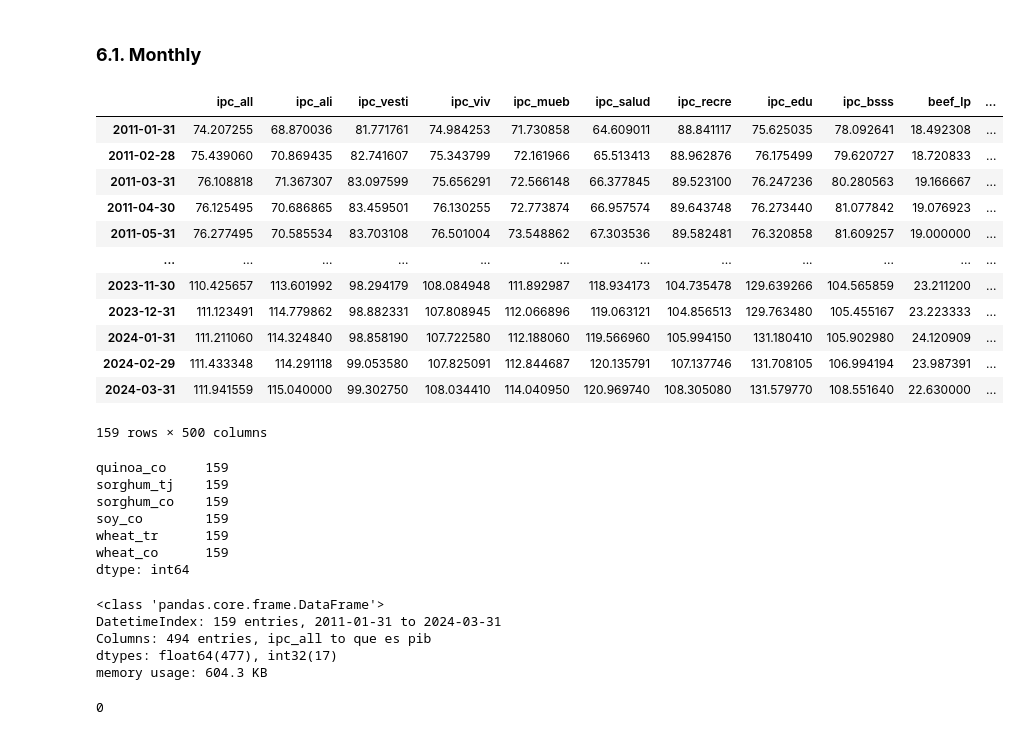
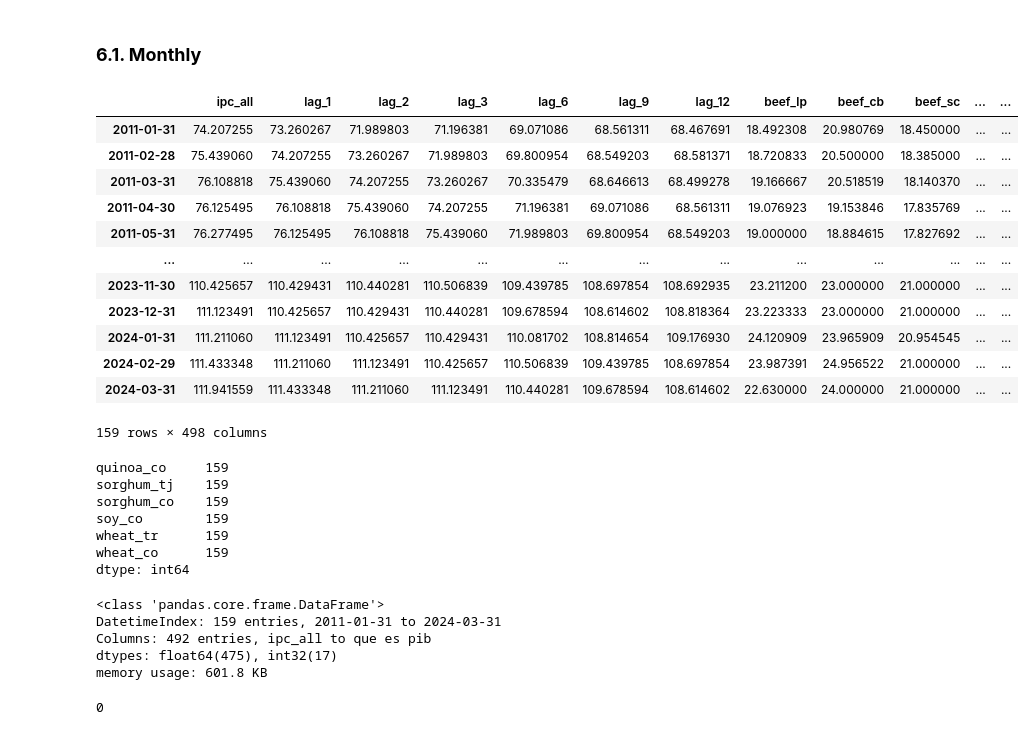
Before and after one commit to osmarbolivar/High-Freq-Inflation-Forecast-2SML, a Jupyter notebook: Data_preprocess.ipynb, the cells around one changed output. Saved outputs shown, nothing was run; the diff lists cells and outputs as text; code cells hidden in the pictures.

```diff
--- a/Data_preprocess.ipynb
+++ b/Data_preprocess.ipynb
@@ -479,5 +481,13 @@ fig.show()
 # %%
 cpi_raw = pd.read_excel('./Data/CPI_1990_2024.xlsx', index_col=0)
 cpi_raw.index = cpi_raw.index + pd.offsets.MonthEnd(0)
+
+cpi_raw["lag_1"] = cpi_raw['ipc_all'].shift(1)
+cpi_raw["lag_2"] = cpi_raw['ipc_all'].shift(2)
+cpi_raw["lag_3"] = cpi_raw['ipc_all'].shift(3)
+cpi_raw["lag_6"] = cpi_raw['ipc_all'].shift(6)
+cpi_raw["lag_9"] = cpi_raw['ipc_all'].shift(9)
+cpi_raw["lag_12"] = cpi_raw['ipc_all'].shift(12)
+
 cpi_raw
 # %% [output]
@@ -497,3 +507,6 @@ cpi_raw
 # %%
 fig = go.Figure()
 fig.add_trace(go.Scatter(x=cpi_raw.index, y=cpi_raw['ipc_all'], name='CPI'))
+# %%
+CPI_monthly = cpi_raw.filter(['ipc_all', 'lag_1', 'lag_2', 'lag_3', 'lag_6', 'lag_9', 'lag_12'], axis=1)
+CPI_monthly
@@ -502,25 +529,25 @@ fig.add_trace(go.Scatter(x=cpi_raw.index, y=cpi_raw['ipc_all'], name='CPI'))
 # %% [markdown]
 ### **6.1. Monthly**
 # %%
-merged_m = pd.merge(cpi_raw, WS_monthly, left_index=True, right_index=True, how='inner')
+merged_m = pd.merge(CPI_monthly, WS_monthly, left_index=True, right_index=True, how='inner')
 merged_m = pd.merge(merged_m, UFVFX_monthly, left_index=True, right_index=True, how='inner')
 merged_m = pd.merge(merged_m, COM_monthly, left_index=True, right_index=True, how='inner')
 merged_m = pd.merge(merged_m, GT_monthly, left_index=True, right_index=True, how='inner')
 merged_m
 # %% [output]
-|  | ipc_all | ipc_ali | ipc_vesti | ipc_viv | ipc_mueb | ipc_salud | ipc_recre | ipc_edu | ipc_bsss | beef_lp | ... |
-| 2011-01-31 | 74.207255 | 68.870036 | 81.771761 | 74.984253 | 71.730858 | 64.609011 | 88.841117 | 75.625035 | 78.092641 | 18.492308 | ... |
-| 2011-02-28 | 75.439060 | 70.869435 | 82.741607 | 75.343799 | 72.161966 | 65.513413 | 88.962876 | 76.175499 | 79.620727 | 18.720833 | ... |
-| 2011-03-31 | 76.108818 | 71.367307 | 83.097599 | 75.656291 | 72.566148 | 66.377845 | 89.523100 | 76.247236 | 80.280563 | 19.166667 | ... |
-| 2011-04-30 | 76.125495 | 70.686865 | 83.459501 | 76.130255 | 72.773874 | 66.957574 | 89.643748 | 76.273440 | 81.077842 | 19.076923 | ... |
-| 2011-05-31 | 76.277495 | 70.585534 | 83.703108 | 76.501004 | 73.548862 | 67.303536 | 89.582481 | 76.320858 | 81.609257 | 19.000000 | ... |
-| ... | ... | ... | ... | ... | ... | ... | ... | ... | ... | ... | ... |
-| 2023-11-30 | 110.425657 | 113.601992 | 98.294179 | 108.084948 | 111.892987 | 118.934173 | 104.735478 | 129.639266 | 104.565859 | 23.211200 | ... |
-| 2023-12-31 | 111.123491 | 114.779862 | 98.882331 | 107.808945 | 112.066896 | 119.063121 | 104.856513 | 129.763480 | 105.455167 | 23.223333 | ... |
-| 2024-01-31 | 111.211060 | 114.324840 | 98.858190 | 107.722580 | 112.188060 | 119.566960 | 105.994150 | 131.180410 | 105.902980 | 24.120909 | ... |
-| 2024-02-29 | 111.433348 | 114.291118 | 99.053580 | 107.825091 | 112.844687 | 120.135791 | 107.137746 | 131.708105 | 106.994194 | 23.987391 | ... |
-| 2024-03-31 | 111.941559 | 115.040000 | 99.302750 | 108.034410 | 114.040950 | 120.969740 | 108.305080 | 131.579770 | 108.551640 | 22.630000 | ... |
+|  | ipc_all | lag_1 | lag_2 | lag_3 | lag_6 | lag_9 | lag_12 | beef_lp | beef_cb | beef_sc | ... | ... |
+| 2011-01-31 | 74.207255 | 73.260267 | 71.989803 | 71.196381 | 69.071086 | 68.561311 | 68.467691 | 18.492308 | 20.980769 | 18.450000 | ... | ... |
+| 2011-02-28 | 75.439060 | 74.207255 | 73.260267 | 71.989803 | 69.800954 | 68.549203 | 68.581371 | 18.720833 | 20.500000 | 18.385000 | ... | ... |
+| 2011-03-31 | 76.108818 | 75.439060 | 74.207255 | 73.260267 | 70.335479 | 68.646613 | 68.499278 | 19.166667 | 20.518519 | 18.140370 | ... | ... |
+| 2011-04-30 | 76.125495 | 76.108818 | 75.439060 | 74.207255 | 71.196381 | 69.071086 | 68.561311 | 19.076923 | 19.153846 | 17.835769 | ... | ... |
+| 2011-05-31 | 76.277495 | 76.125495 | 76.108818 | 75.439060 | 71.989803 | 69.800954 | 68.549203 | 19.000000 | 18.884615 | 17.827692 | ... | ... |
+| ... | ... | ... | ... | ... | ... | ... | ... | ... | ... | ... | ... | ... |
+| 2023-11-30 | 110.425657 | 110.429431 | 110.440281 | 110.506839 | 109.439785 | 108.697854 | 108.692935 | 23.211200 | 23.000000 | 21.000000 | ... | ... |
+| 2023-12-31 | 111.123491 | 110.425657 | 110.429431 | 110.440281 | 109.678594 | 108.614602 | 108.818364 | 23.223333 | 23.000000 | 21.000000 | ... | ... |
+| 2024-01-31 | 111.211060 | 111.123491 | 110.425657 | 110.429431 | 110.081702 | 108.814654 | 109.176930 | 24.120909 | 23.965909 | 20.954545 | ... | ... |
+| 2024-02-29 | 111.433348 | 111.211060 | 111.123491 | 110.425657 | 110.506839 | 109.439785 | 108.697854 | 23.987391 | 24.956522 | 21.000000 | ... | ... |
+| 2024-03-31 | 111.941559 | 111.433348 | 111.211060 | 111.123491 | 110.440281 | 109.678594 | 108.614602 | 22.630000 | 24.000000 | 21.000000 | ... | ... |
-159 rows × 500 columns
+159 rows × 498 columns
 # %%
 M_isna_counts = merged_m.isna().sum()
 M_isna_counts[M_isna_counts > 0]
@@ -538,9 +565,9 @@ M_DATASET.info()
 # %% [output]
 <class 'pandas.core.frame.DataFrame'>
 DatetimeIndex: 159 entries, 2011-01-31 to 2024-03-31
-Columns: 494 entries, ipc_all to que es pib
-dtypes: float64(477), int32(17)
-memory usage: 604.3 KB
+Columns: 492 entries, ipc_all to que es pib
+dtypes: float64(475), int32(17)
+memory usage: 601.8 KB
 # %%
 M_DATASET.isna().sum().sum()
 # %% [output]
```
Also changed, not shown: parts of 4 cells of this notebook, 6 other files.
